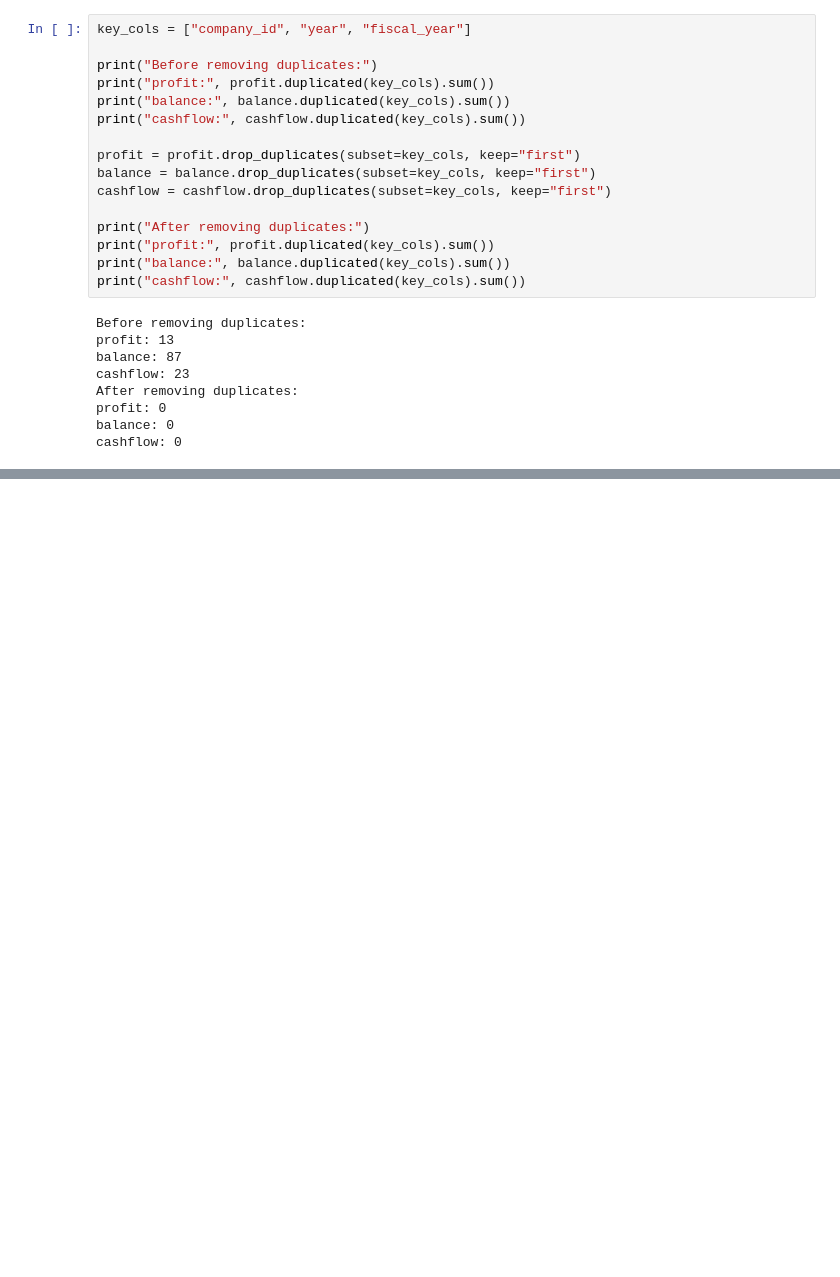
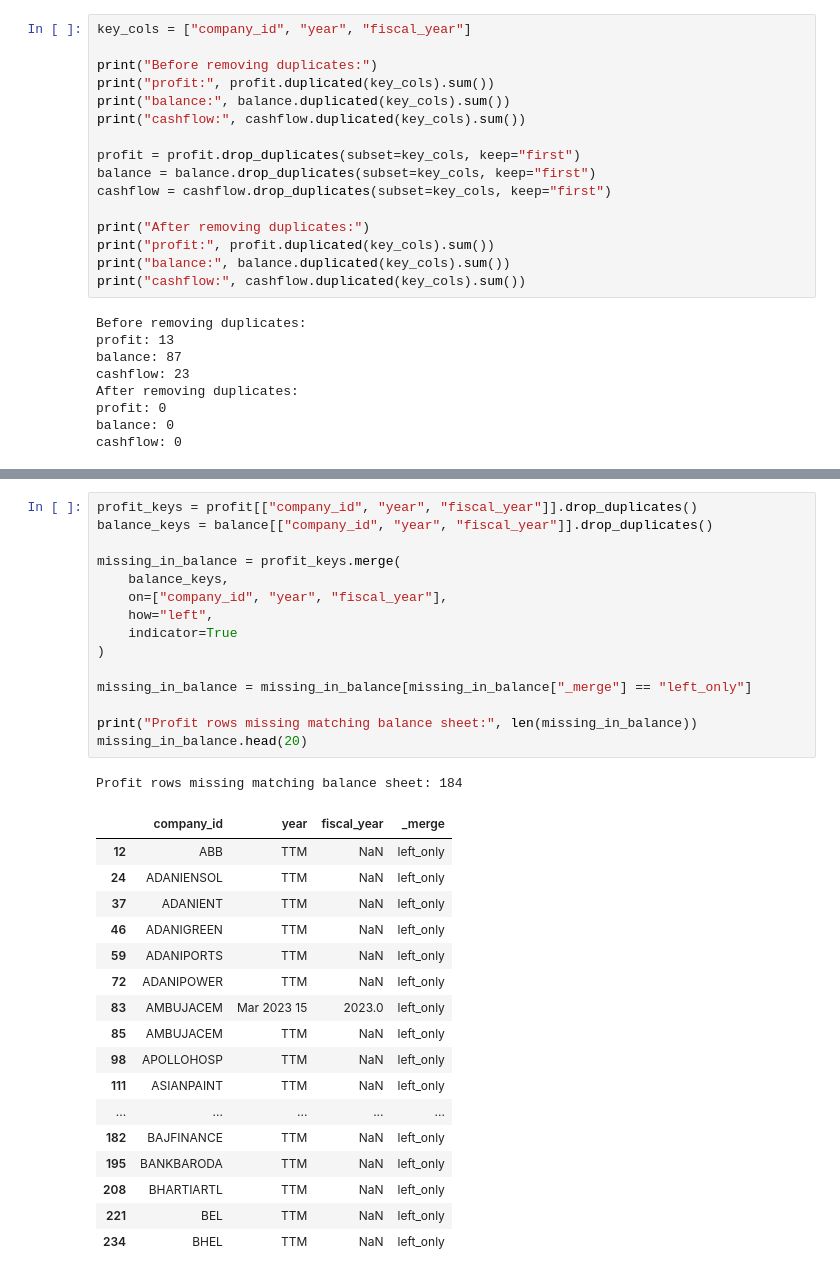
Before and after one commit to gundalarakesh262-cpu/nifty100-financial-intelligence, a Jupyter notebook: notebooks/Ratio_Engine.ipynb, the cells around one changed output, grey strips where cells are left out. Cells and saved outputs as stored; diff of their text form; blank space fills up the shorter version.

```diff
--- a/notebooks/Ratio_Engine.ipynb
+++ b/notebooks/Ratio_Engine.ipynb
@@ -294,0 +395,34 @@ Columns: 37
+# %%
+profit_keys = profit[["company_id", "year", "fiscal_year"]].drop_duplicates()
+balance_keys = balance[["company_id", "year", "fiscal_year"]].drop_duplicates()
+
+missing_in_balance = profit_keys.merge(
+    balance_keys,
+    on=["company_id", "year", "fiscal_year"],
+    how="left",
+    indicator=True
+)
+
+missing_in_balance = missing_in_balance[missing_in_balance["_merge"] == "left_only"]
+
+print("Profit rows missing matching balance sheet:", len(missing_in_balance))
+missing_in_balance.head(20)
+# %% [output]
+Profit rows missing matching balance sheet: 184
+|  | company_id | year | fiscal_year | _merge |
+| 12 | ABB | TTM | NaN | left_only |
+| 24 | ADANIENSOL | TTM | NaN | left_only |
+| 37 | ADANIENT | TTM | NaN | left_only |
+| 46 | ADANIGREEN | TTM | NaN | left_only |
+| 59 | ADANIPORTS | TTM | NaN | left_only |
+| 72 | ADANIPOWER | TTM | NaN | left_only |
+| 83 | AMBUJACEM | Mar 2023 15 | 2023.0 | left_only |
+| 85 | AMBUJACEM | TTM | NaN | left_only |
+| 98 | APOLLOHOSP | TTM | NaN | left_only |
+| 111 | ASIANPAINT | TTM | NaN | left_only |
+| ... | ... | ... | ... | ... |
+| 182 | BAJFINANCE | TTM | NaN | left_only |
+| 195 | BANKBARODA | TTM | NaN | left_only |
+| 208 | BHARTIARTL | TTM | NaN | left_only |
+| 221 | BEL | TTM | NaN | left_only |
+| 234 | BHEL | TTM | NaN | left_only |
```
Also changed, not shown: parts of 13 cells of this notebook.
